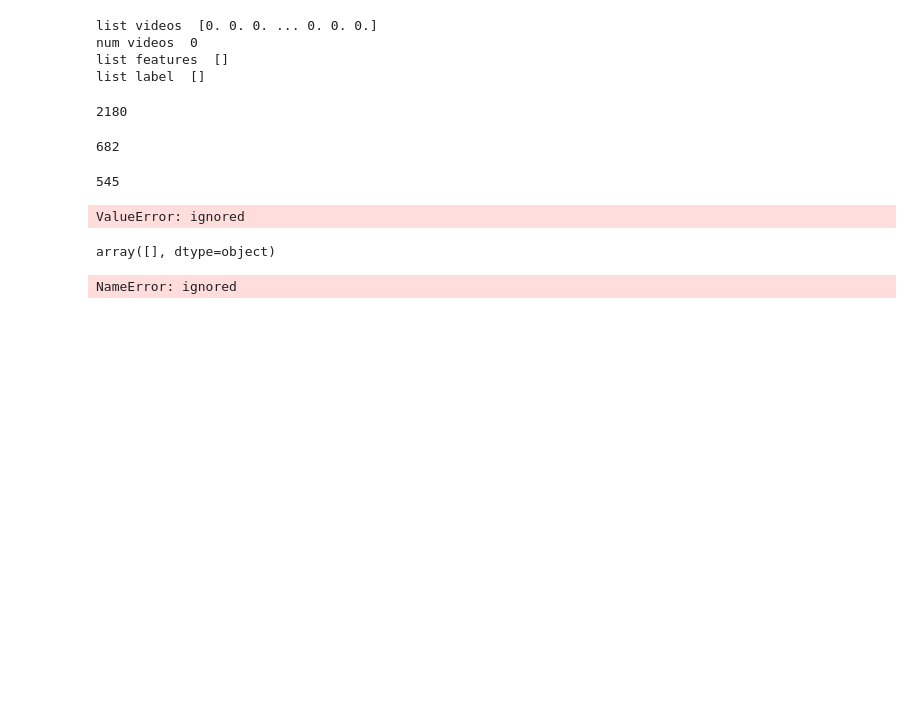
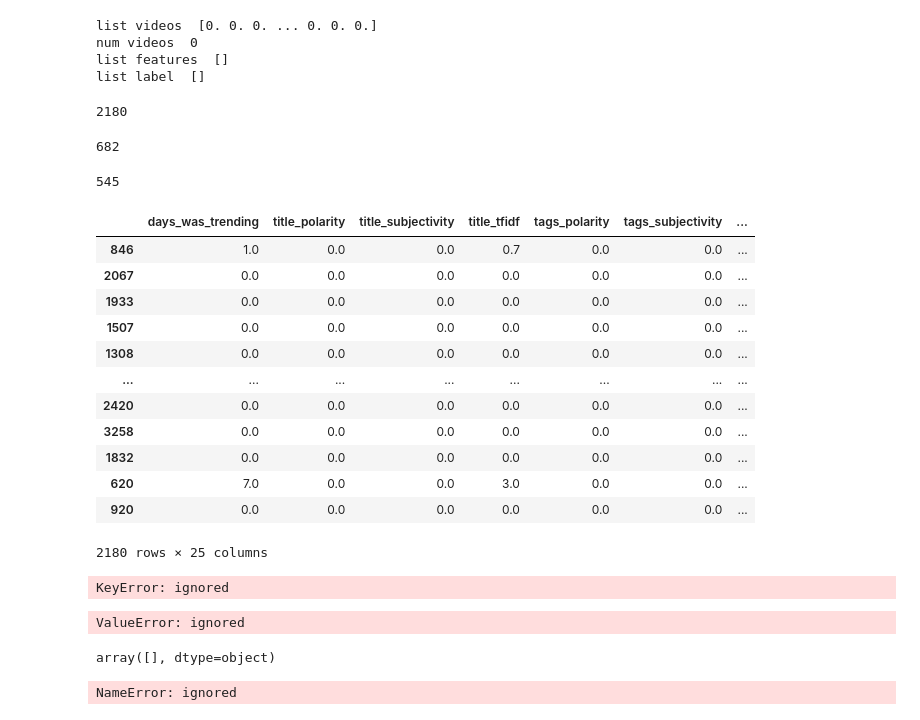
Before and after one commit to kobars/Assignment-05-W05-First-Machine-Learning-Project, a Jupyter notebook: Assignment_05_W05_First_Machine_Learning_Project.ipynb, the cells around one changed output. Drawn from its saved outputs; the diff is of its cells as text; code cells hidden in the pictures; blank space fills up the shorter version.

Commit message:
masih error asyem

```diff
--- a/Assignment_05_W05_First_Machine_Learning_Project.ipynb
+++ b/Assignment_05_W05_First_Machine_Learning_Project.ipynb
@@ -347,6 +347,37 @@ num_videos_test
 num_videos_val
 # %% [output]
 545
+# %%
+list_features_train
+# %% [output]
+|  | days_was_trending | title_polarity | title_subjectivity | title_tfidf | tags_polarity | tags_subjectivity | ... |
+| 846 | 1.0 | 0.0 | 0.0 | 0.7 | 0.0 | 0.0 | ... |
+| 2067 | 0.0 | 0.0 | 0.0 | 0.0 | 0.0 | 0.0 | ... |
+| 1933 | 0.0 | 0.0 | 0.0 | 0.0 | 0.0 | 0.0 | ... |
+| 1507 | 0.0 | 0.0 | 0.0 | 0.0 | 0.0 | 0.0 | ... |
+| 1308 | 0.0 | 0.0 | 0.0 | 0.0 | 0.0 | 0.0 | ... |
+| ... | ... | ... | ... | ... | ... | ... | ... |
+| 2420 | 0.0 | 0.0 | 0.0 | 0.0 | 0.0 | 0.0 | ... |
+| 3258 | 0.0 | 0.0 | 0.0 | 0.0 | 0.0 | 0.0 | ... |
+| 1832 | 0.0 | 0.0 | 0.0 | 0.0 | 0.0 | 0.0 | ... |
+| 620 | 7.0 | 0.0 | 0.0 | 3.0 | 0.0 | 0.0 | ... |
+| 920 | 0.0 | 0.0 | 0.0 | 0.0 | 0.0 | 0.0 | ... |
+2180 rows × 25 columns
+# %%
+# normalizing the features based on mean and std of training data
+num_samples = 0
+features_mean = np.zeros(numFeatures)
+features_std = np.zeros(numFeatures)
+for video_i in range(num_videos_train):
+      print(list_features_train[video_i])
+#     features_mean = np.sum(list_features_train[video_i], axis=0) + features_mean
+#     features_std = np.std(list_features_train[video_i], axis=0) + features_std
+#     num_samples = num_samples + list_features_train[video_i].shape[0]
+
+# features_mean = features_mean / num_samples
+# features_std = features_std / num_samples
+# %% [output]
+KeyError: ignored
 # %%
 ########################### Plotting functions and others #############################################################
 def plot_fun(loss_train, loss_val, accuracy_train_All, accuracy_val_All):
```
